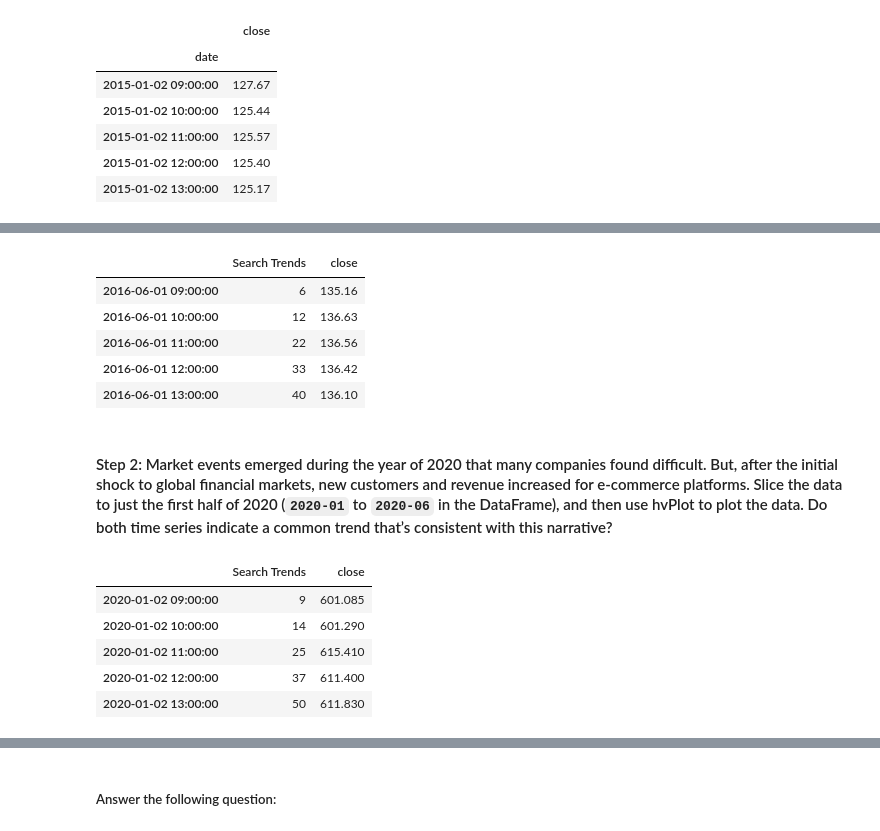
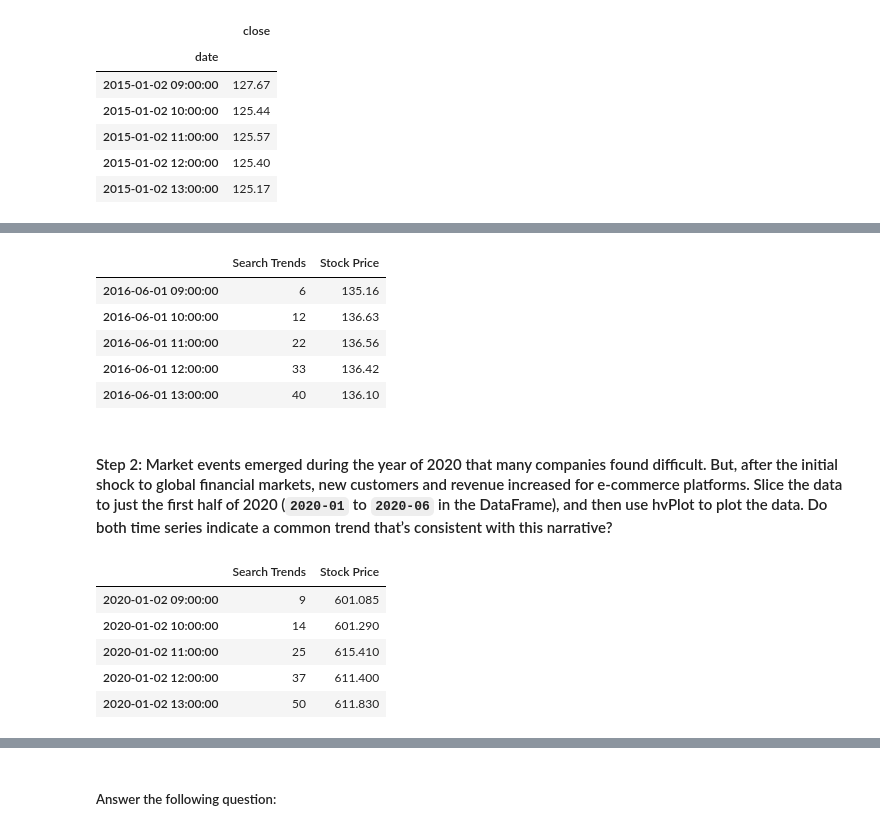
Before and after one commit to EdwardArnold23/eCommerce_Analysis, a Jupyter notebook: forecasting_net_prophet.ipynb, the cells around one changed output, grey strips where cells are left out. Drawn from its saved outputs; the diff is of its cells as text; code cells hidden in the pictures.

```diff
--- a/forecasting_net_prophet.ipynb
+++ b/forecasting_net_prophet.ipynb
@@ -360,15 +360,16 @@ df_mercado_stock.hvplot(title="Stock Price 2015-2020",
 # %%
 # Concatenate the df_mercado_stock DataFrame with the df_mercado_trends DataFrame
 # Concatenate the DataFrame by columns (axis=1), and drop and rows with only one column of data
 mercado_stock_trends_df = pd.concat([df_mercado_trends, df_mercado_stock]
                                     ,axis=1,
                                     join="inner"
                                     ).dropna()
 
 # View the first and last five rows of the DataFrame
+mercado_stock_trends_df.columns = ["Search Trends", "Stock Price"]
 mercado_stock_trends_df.head()
 # %% [output]
-|  | Search Trends | close |
+|  | Search Trends | Stock Price |
 | 2016-06-01 09:00:00 | 6 | 135.16 |
 | 2016-06-01 10:00:00 | 12 | 136.63 |
 | 2016-06-01 11:00:00 | 22 | 136.56 |
@@ -383,7 +384,7 @@ first_half_2020 = mercado_stock_trends_df.loc["2020-01":"2020-06"]
 # View the first and last five rows of first_half_2020 DataFrame
 first_half_2020.head()
 # %% [output]
-|  | Search Trends | close |
+|  | Search Trends | Stock Price |
 | 2020-01-02 09:00:00 | 9 | 601.085 |
 | 2020-01-02 10:00:00 | 14 | 601.290 |
 | 2020-01-02 11:00:00 | 25 | 615.410 |
```
Also changed, not shown: parts of 10 cells of this notebook.
